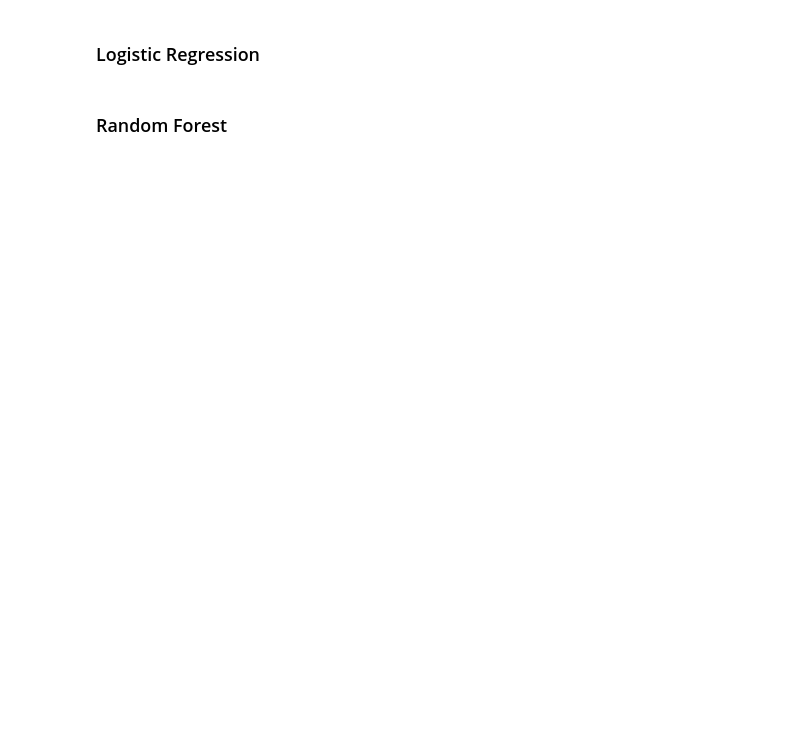
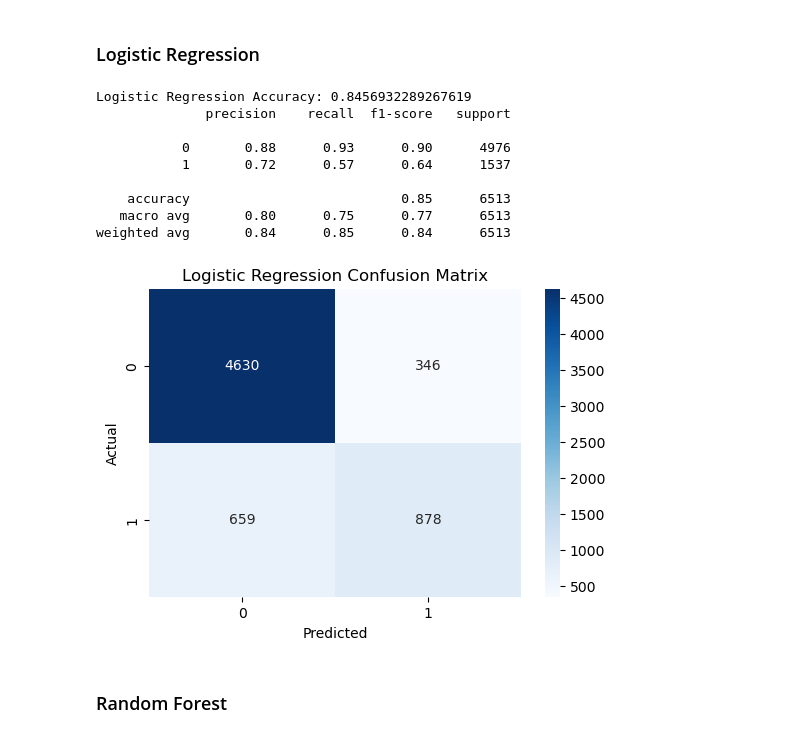
Before and after one commit to EmmanuelGyauAmoakoh/DataScienceProjectITCS227, a Jupyter notebook: FairCreditApprovalPrediction.ipynb, the cells around one changed output. Saved outputs shown, nothing was run; the diff lists cells and outputs as text; code cells hidden in the pictures; blank space fills up the shorter version.

```diff
--- a/FairCreditApprovalPrediction.ipynb
+++ b/FairCreditApprovalPrediction.ipynb
@@ -349,2 +325,40 @@ plt.show()
+# %%
+# Logistic Regression
+# continue here :D (done)
+log_model = LogisticRegression(max_iter=1000)
+log_model.fit(X_train, y_train)
+
+log_preds = log_model.predict(X_test)
+
+print("Logistic Regression Accuracy:", accuracy_score(y_test, log_preds))
+print(classification_report(y_test, log_preds))
+
+
+#confusion metrix func
+def plot_confusion(y_true, y_pred, title):
+    cm = confusion_matrix(y_true, y_pred)
+    plt.figure(figsize=(6,4))
+    sns.heatmap(cm, annot=True, fmt='d', cmap='Blues')
+    plt.title(title)
+    plt.xlabel('Predicted')
+    plt.ylabel('Actual')
+    plt.show()
+
+
+
+
+# confusion Matrix
+plot_confusion(y_test, log_preds, "Logistic Regression Confusion Matrix")
+# %% [output]
+Logistic Regression Accuracy: 0.8456932289267619
+              precision    recall  f1-score   support
+
+           0       0.88      0.93      0.90      4976
+           1       0.72      0.57      0.64      1537
+
+    accuracy                           0.85      6513
+   macro avg       0.80      0.75      0.77      6513
+weighted avg       0.84      0.85      0.84      6513
+[figure, added]
 # %% [markdown]
 <h3>Random Forest</h3>
```
Also changed, not shown: parts of 12 cells of this notebook.
